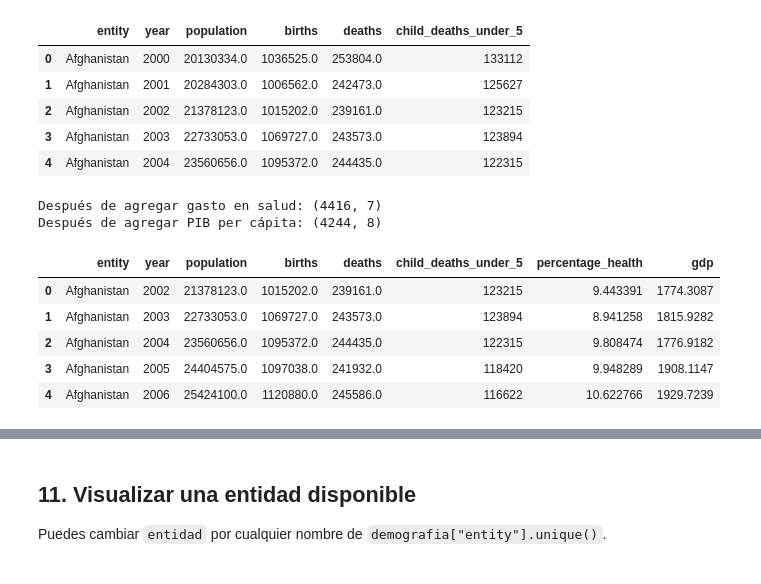
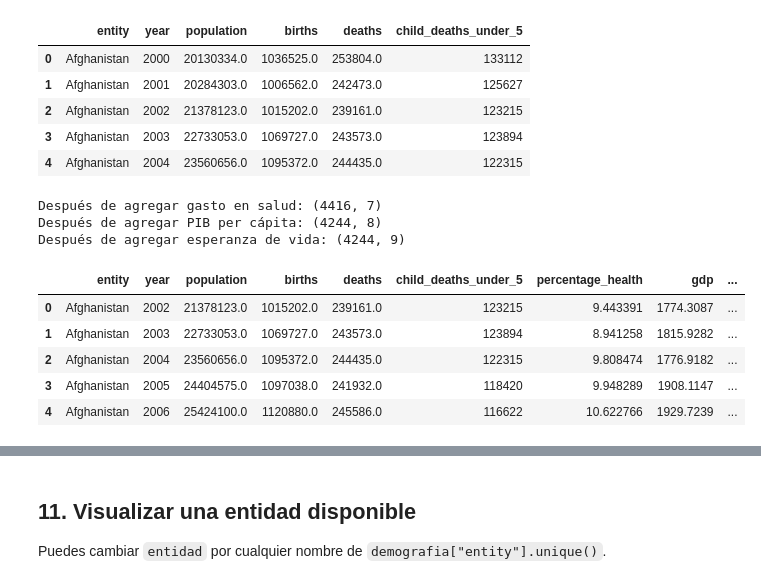
Before and after one commit to pemg2006/Probabilidad_Estadistica_BigData, a Jupyter notebook: U3_1_modelados_ml/notebooks/U3_2_Preparacion_dataset.ipynb, the cells around one changed output, grey strips where cells are left out. Cells and saved outputs as stored; diff of their text form; code cells hidden in the pictures.

```diff
--- a/U3_1_modelados_ml/notebooks/U3_2_Preparacion_dataset.ipynb
+++ b/U3_1_modelados_ml/notebooks/U3_2_Preparacion_dataset.ipynb
@@ -22,9 +22,11 @@ url_deaths = BASE + "number-of-deaths-per-year" + SUFIJO
 url_child_deaths = BASE + "number-of-child-deaths-unwpp" + SUFIJO
 url_health = BASE + "total-healthcare-expenditure-gdp" + SUFIJO
 url_gdp = BASE + "gdp-per-capita-worldbank" + SUFIJO
+url_life = BASE + "life-expectancy" + SUFIJO
 
 df = pd.read_csv(url_health, storage_options=OPCIONES_OWID)
 df2 = pd.read_csv(url_gdp, storage_options=OPCIONES_OWID)
+df_life = pd.read_csv(url_life, storage_options=OPCIONES_OWID)
 population = pd.read_csv(url_population, storage_options=OPCIONES_OWID)
 births = pd.read_csv(url_births, storage_options=OPCIONES_OWID)
 deaths = pd.read_csv(url_deaths, storage_options=OPCIONES_OWID)
@@ -37,6 +39,7 @@ print("deaths:", deaths.shape)
 print("child_deaths:", child_deaths.shape)
 print("percentage_health:", df.shape)
 print("gdp per capita:", df2.shape)
+print("life expectancy:", df_life.shape)
 # %% [output]
 Filas y columnas:
 population: (39562, 5)
@@ -227,13 +232,25 @@ gdp_limpio = df2[["entity", "year", col_gdp]].copy()
 gdp_limpio = gdp_limpio.rename(columns={col_gdp: "gdp"})
 gdp_limpio = gdp_limpio[gdp_limpio["year"].between(2000, 2022)].copy()
 
-for nombre, tabla in [("percentage_health", health_limpio), ("gdp", gdp_limpio)]:
+columnas_life = [c for c in df_life.columns
+                 if c not in ["entity", "code", "year"]]
+assert len(columnas_life) == 1, "Revisar la columna de esperanza de vida mostrada arriba"
+col_life = columnas_life[0]
+
+life_limpio = df_life[["entity", "year", col_life]].copy()
+life_limpio = life_limpio.rename(columns={col_life: "life_expectancy"})
+life_limpio = life_limpio[life_limpio["year"].between(2000, 2022)].copy()
+
+for nombre, tabla in [("percentage_health", health_limpio),
+                      ("gdp", gdp_limpio),
+                      ("life_expectancy", life_limpio)]:
     duplicados = tabla.duplicated(["entity", "year"]).sum()
     print(nombre, "| filas:", len(tabla), "| llaves duplicadas:", duplicados)
     assert duplicados == 0, f"Llaves duplicadas en {nombre}"
 
 display(health_limpio.head())
 display(gdp_limpio.head())
+display(life_limpio.head())
 # %% [output]
 percentage_health | filas: 4555 | llaves duplicadas: 0
 gdp | filas: 4823 | llaves duplicadas: 0
@@ -332,25 +359,32 @@ Dataset unido: (5818, 6)
 # %%
 demografia = pd.merge(
     demografia, health_limpio,
     on=["entity", "year"], how="inner", validate="one_to_one"
 )
 print("Después de agregar gasto en salud:", demografia.shape)
 
 demografia = pd.merge(
     demografia, gdp_limpio,
     on=["entity", "year"], how="inner", validate="one_to_one"
 )
 print("Después de agregar PIB per cápita:", demografia.shape)
+
+demografia = pd.merge(
+    demografia, life_limpio,
+    on=["entity", "year"], how="inner", validate="one_to_one"
+)
+print("Después de agregar esperanza de vida:", demografia.shape)
 display(demografia.head())
 # %% [output]
 Después de agregar gasto en salud: (4416, 7)
 Después de agregar PIB per cápita: (4244, 8)
+Después de agregar esperanza de vida: (4244, 9)
-|  | entity | year | population | births | deaths | child_deaths_under_5 | percentage_health | gdp |
-| 0 | Afghanistan | 2002 | 21378123.0 | 1015202.0 | 239161.0 | 123215 | 9.443391 | 1774.3087 |
-| 1 | Afghanistan | 2003 | 22733053.0 | 1069727.0 | 243573.0 | 123894 | 8.941258 | 1815.9282 |
-| 2 | Afghanistan | 2004 | 23560656.0 | 1095372.0 | 244435.0 | 122315 | 9.808474 | 1776.9182 |
-| 3 | Afghanistan | 2005 | 24404575.0 | 1097038.0 | 241932.0 | 118420 | 9.948289 | 1908.1147 |
-| 4 | Afghanistan | 2006 | 25424100.0 | 1120880.0 | 245586.0 | 116622 | 10.622766 | 1929.7239 |
+|  | entity | year | population | births | deaths | child_deaths_under_5 | percentage_health | gdp | ... |
+| 0 | Afghanistan | 2002 | 21378123.0 | 1015202.0 | 239161.0 | 123215 | 9.443391 | 1774.3087 | ... |
+| 1 | Afghanistan | 2003 | 22733053.0 | 1069727.0 | 243573.0 | 123894 | 8.941258 | 1815.9282 | ... |
+| 2 | Afghanistan | 2004 | 23560656.0 | 1095372.0 | 244435.0 | 122315 | 9.808474 | 1776.9182 | ... |
+| 3 | Afghanistan | 2005 | 24404575.0 | 1097038.0 | 241932.0 | 118420 | 9.948289 | 1908.1147 | ... |
+| 4 | Afghanistan | 2006 | 25424100.0 | 1120880.0 | 245586.0 | 116622 | 10.622766 | 1929.7239 | ... |
 # %% [markdown]
 ## 10. Revisar faltantes y crear tasas
 
```
Also changed, not shown: parts of 13 cells of this notebook, 4 other files.
